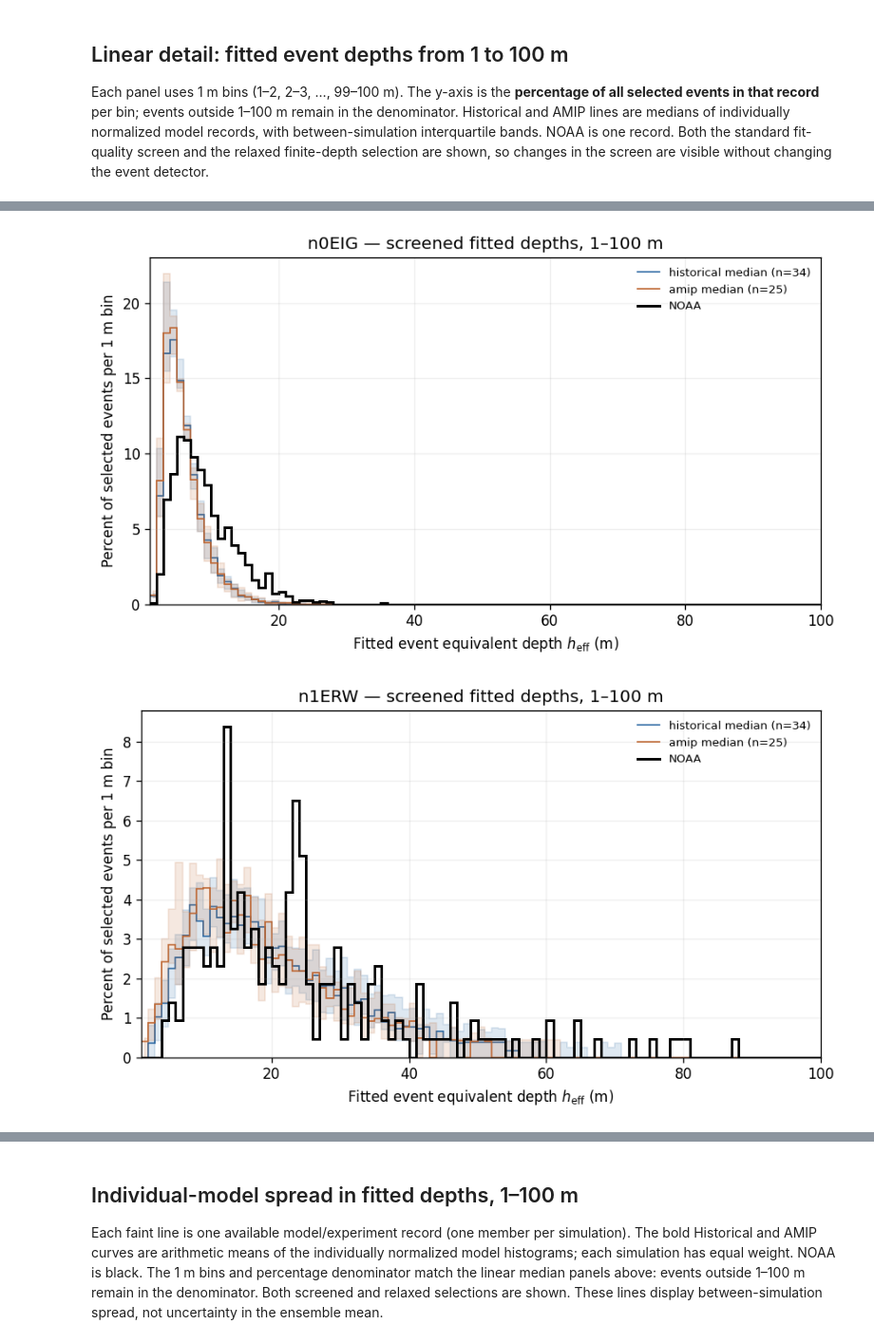
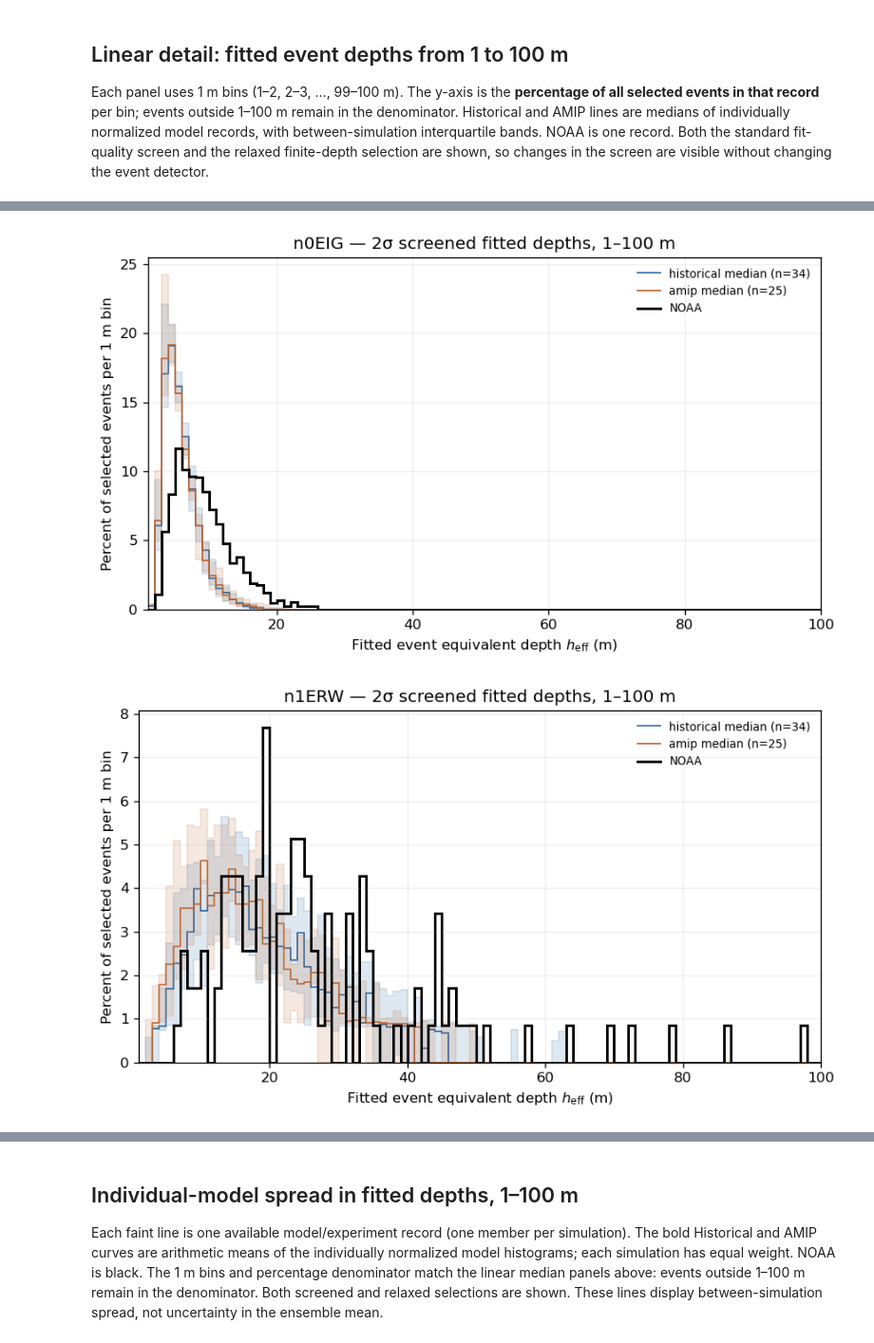
Before and after one commit to pedroanguloumana/cmip6_equiv_depth_distributions, a Jupyter notebook: notebooks/codex_heff_comparison_cmip6.ipynb, the cells around one changed output, grey strips where cells are left out. Shown at 95% size. Cells and saved outputs as stored; diff of their text form; code cells hidden in the pictures.

Commit message:
Remake event-depth notebooks with audited two-sigma data

```diff
--- a/notebooks/codex_heff_comparison_cmip6.ipynb
+++ b/notebooks/codex_heff_comparison_cmip6.ipynb
@@ -16,29 +23,29 @@
 # %%
-from pathlib import Path
-
+import json
 import matplotlib.pyplot as plt
 import numpy as np
 import pandas as pd
 from IPython.display import display
-
 from src.paths import DATA_DIR
 
-INPUT = DATA_DIR / "wave_significance/codex_cmip_heff_comparison"
+DETECTION_SIGMA = 2.0
+INPUT = DATA_DIR / "event_threshold_comparison/distributions_sigma2"
 WAVES = ("Kelvin", "MRG", "n0EIG", "n1ERW", "n1WIG")
 EXPERIMENTS = ("historical", "amip")
 LINEAR_EDGES_M = np.arange(1.0, 201.0)
-LOG_EDGES_M = np.logspace(np.log10(0.5), np.log10(10_000), 51)
+LOG_EDGES_M = np.geomspace(0.5, 10_000, 51)
 COUNT_BINS = [f"count_{left:03d}m" for left in range(1, 200)]
 LOG_BINS = [f"log_count_{index:02d}" for index in range(50)]
 SUPPORT_BINS = [f"support_{left:03d}m" for left in range(1, 200)]
 FITTED_BINS = [f"fitted_{left:03d}m" for left in range(1, 200)]
 POWER_BINS = [f"power_{left:03d}m" for left in range(1, 200)]
 
+audit = json.loads((INPUT / "audit.json").read_text())
+assert audit["status"] == "complete" and audit["detection_sigma"] == DETECTION_SIGMA
+assert audit["catalogs"] == 300 and audit["source_records"] == 60
+
 def read_table(name):
-    path = INPUT / name
-    if not path.is_file():
-        raise FileNotFoundError(f"Run and audit scripts/codex_cmip_heff first: {path}")
-    return pd.read_csv(path)
+    return pd.read_csv(INPUT / name)
 
 model_counts = read_table("all_model_event_counts.csv.gz")
 model_energy = read_table("all_model_event_energy.csv.gz")
@@ -46,17 +53,16 @@ model_spectral = read_table("all_model_spectral_power.csv.gz")
 noaa_counts = read_table("noaa_event_counts.csv.gz")
 noaa_energy = read_table("noaa_event_energy.csv.gz")
 noaa_spectral = read_table("noaa_spectral_power.csv.gz")
-
 for label, frame, expected in (
     ("model counts", model_counts, 590), ("model energy", model_energy, 590),
-    ("model spectral", model_spectral, 590), ("NOAA counts", noaa_counts, 10),
-    ("NOAA energy", noaa_energy, 10), ("NOAA spectral", noaa_spectral, 10),
+    ("NOAA counts", noaa_counts, 10), ("NOAA energy", noaa_energy, 10),
 ):
-    if len(frame) != expected or set(frame.wave_type) != set(WAVES):
-        raise RuntimeError(f"Incomplete {label}: {len(frame)} rows")
-if not (set(COUNT_BINS + LOG_BINS).issubset(model_counts)
-        and set(SUPPORT_BINS + FITTED_BINS).issubset(model_energy)
-        and set(POWER_BINS).issubset(model_spectral)):
-    raise RuntimeError("Missing expected depth bins")
-print("Loaded 59 model simulations and one NOAA record; 1,000 NOAA nulls are in the separate NOAA notebook.")
+    assert len(frame) == expected and frame.detection_sigma.eq(DETECTION_SIGMA).all(), label
+    assert set(frame.wave_type) == set(WAVES) and frame.selected_events.gt(0).all(), label
+for frame, expected in ((model_spectral, 295), (noaa_spectral, 5)):
+    assert len(frame) == expected and frame.source.eq("observed").all()
+assert set(COUNT_BINS + LOG_BINS).issubset(model_counts)
+assert set(SUPPORT_BINS + FITTED_BINS).issubset(model_energy)
+assert set(POWER_BINS).issubset(model_spectral)
+print("Loaded 2σ event diagnostics for NOAA, 34 Historical and 25 AMIP simulations.")
 # %% [output]
@@ -180,7 +171,7 @@ for wave in WAVES:
     ax.set(xscale="log", xlim=(0.5, 10_000), ylim=(0, None),
            xlabel=r"Fitted event equivalent depth $h_{\mathrm{eff}}$ (m)",
            ylabel="Fraction of selected events per decade of depth",
-           title=f"{wave} — quality-screened fitted depths")
+           title=f"{wave} — 2σ quality-screened fitted depths")
     ax.grid(alpha=0.2)
     ax.legend(frameon=False, fontsize=8)
     fig.tight_layout()
@@ -224,7 +215,7 @@ for selection in ("screened", "relaxed"):
         ax.set(xlim=(1, 100), ylim=(0, None),
                xlabel=r"Fitted event equivalent depth $h_{\mathrm{eff}}$ (m)",
                ylabel="Percent of selected events per 1 m bin",
-               title=f"{wave} — {selection} fitted depths, 1–100 m")
+               title=f"{wave} — 2σ {selection} fitted depths, 1–100 m")
         ax.grid(alpha=0.2)
         ax.legend(frameon=False, fontsize=8)
         fig.tight_layout()
@@ -236,2 +227,2 @@ for selection in ("screened", "relaxed"):
-[figure, old version]
+[figure, new version]
-[figure, old version]
+[figure, new version]
```
Also changed, not shown: parts of 13 cells of this notebook, 4 other files.
